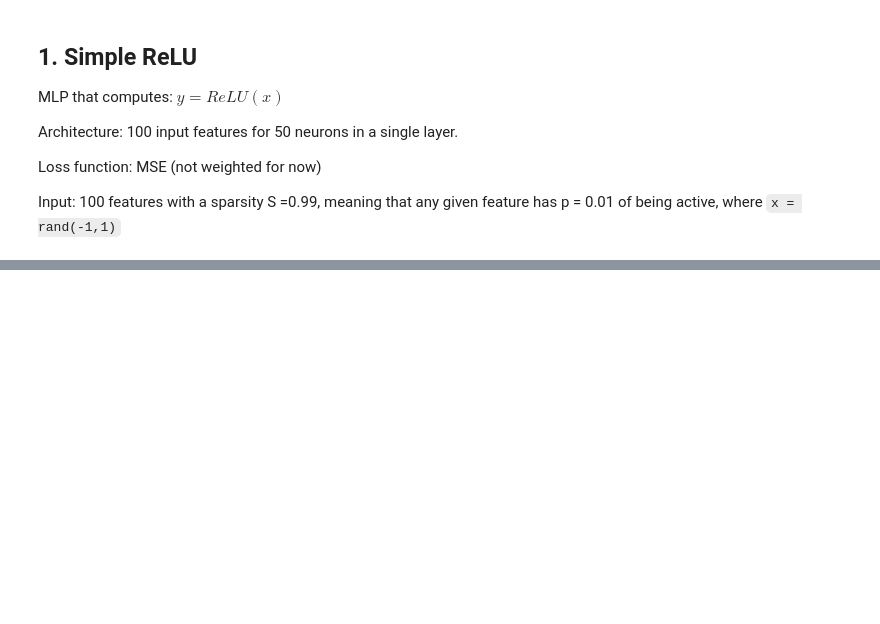
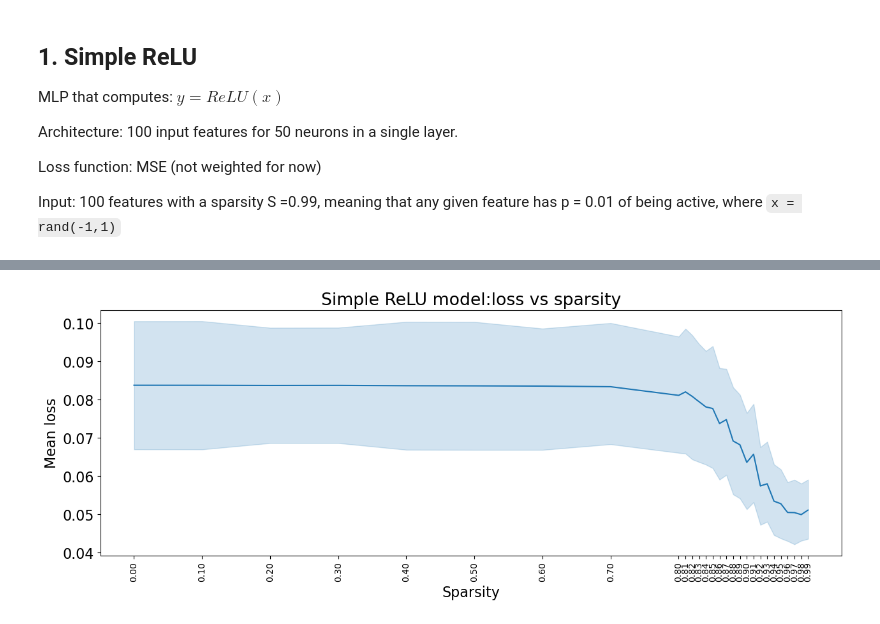
Before and after one commit to Stefan-Heimersheim/toy-model-of-computation-in-superposition, a Jupyter notebook: notebooks/loss_vs_sparsity_plots_Sara.ipynb, the cells around one changed output, grey strips where cells are left out. Saved outputs shown, nothing was run; the diff lists cells and outputs as text; code cells hidden in the pictures; blank space fills up the shorter version.

Commit message:
Added loss vs sparsity plot for simple ReLU model

```diff
--- a/notebooks/loss_vs_sparsity_plots_Sara.ipynb
+++ b/notebooks/loss_vs_sparsity_plots_Sara.ipynb
@@ -231,2 +285,16 @@ ax.legend()
 # %%
-"""Plot loss vs sparsity for this model trained at S = 0.99"""
+"""Plot loss vs sparsity for the simple ReLU model - use 20 datapoints"""
+
+# Convert loss_data to pandas dataframe for ease of plotting with seaborn
+df_loss = pd.DataFrame(loss_data)
+
+# Create figure of all sparsity values
+fig = plt.figure(figsize=(15, 5))
+sns.lineplot(data = df_loss, x = "sparsity", y = "mean_loss")
+plt.xlabel('Sparsity')
+plt.xticks(sparsities, fontsize=10, rotation = 90)
+plt.ylabel('Mean loss')
+plt.title('Simple ReLU model:loss vs sparsity')
+plt.show()
+# %% [output]
+[figure, added]
```
Also changed, not shown: parts of 5 cells of this notebook.
